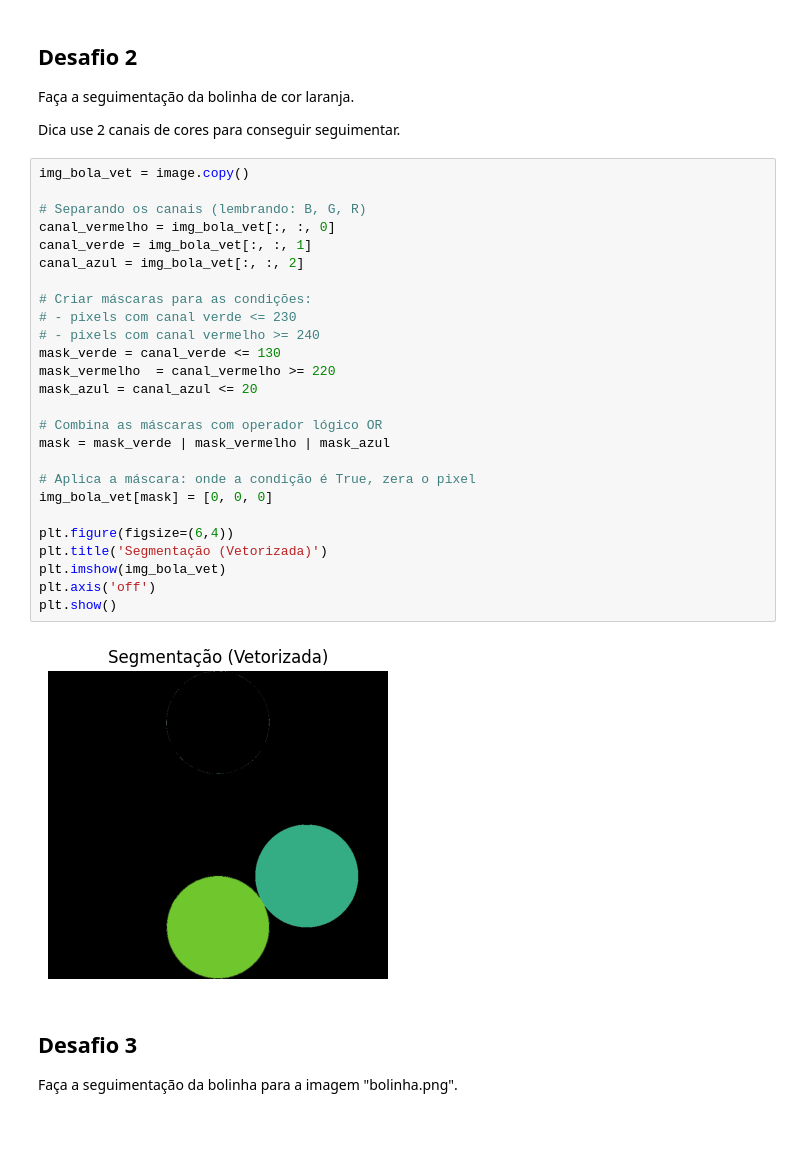
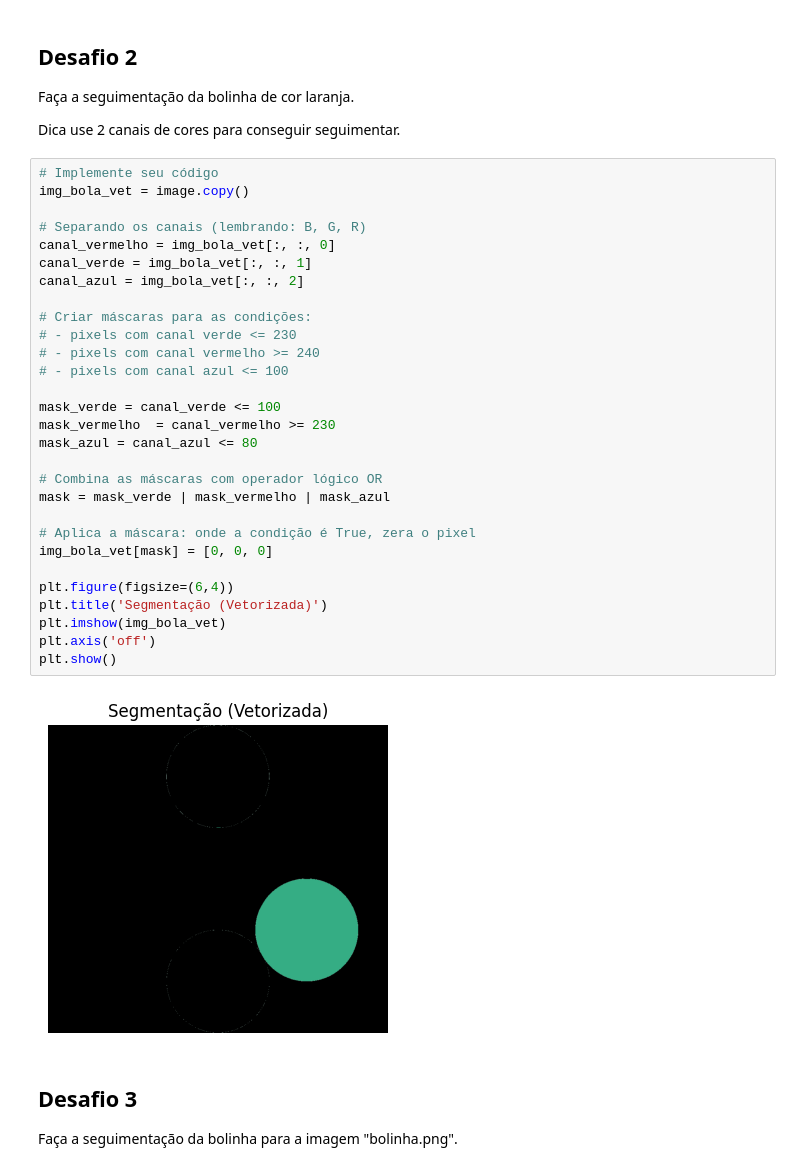
Before and after one commit to joaotuneli56/AULA16-05, a Jupyter notebook: material/aulas/PDI/lab03/atividade3.ipynb, the cells around one changed output. Drawn from its saved outputs; the diff is of its cells as text; blank space fills up the shorter version.

```diff
--- a/material/aulas/PDI/lab03/atividade3.ipynb
+++ b/material/aulas/PDI/lab03/atividade3.ipynb
@@ -270,33 +270,36 @@ Faça a seguimentação da bolinha de cor laranja.
 
 Dica use 2 canais de cores para conseguir seguimentar.
 # %%
+# Implemente seu código
 img_bola_vet = image.copy()
 
 # Separando os canais (lembrando: B, G, R)
 canal_vermelho = img_bola_vet[:, :, 0]
 canal_verde = img_bola_vet[:, :, 1]
 canal_azul = img_bola_vet[:, :, 2]
 
 # Criar máscaras para as condições:
 # - pixels com canal verde <= 230
 # - pixels com canal vermelho >= 240
-mask_verde = canal_verde <= 130
-mask_vermelho  = canal_vermelho >= 220
-mask_azul = canal_azul <= 20
+# - pixels com canal azul <= 100
+
+mask_verde = canal_verde <= 100
+mask_vermelho  = canal_vermelho >= 230
+mask_azul = canal_azul <= 80
 
 # Combina as máscaras com operador lógico OR
 mask = mask_verde | mask_vermelho | mask_azul
 
 # Aplica a máscara: onde a condição é True, zera o pixel
 img_bola_vet[mask] = [0, 0, 0]
 
 plt.figure(figsize=(6,4))
 plt.title('Segmentação (Vetorizada)')
 plt.imshow(img_bola_vet)
 plt.axis('off')
 plt.show()
 # %% [output]
-[figure, old version]
+[figure, new version]
 # %% [markdown]
 ## Desafio 3
 
```
Also changed, not shown: parts of 3 cells of this notebook.
